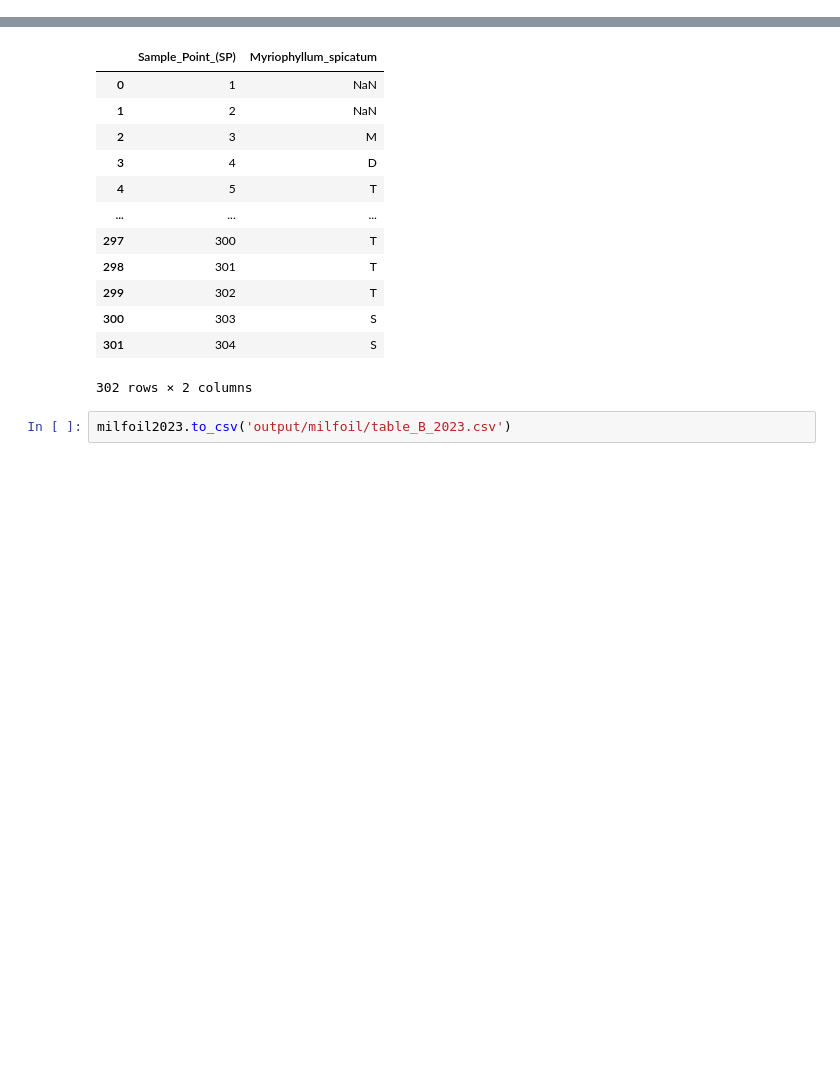
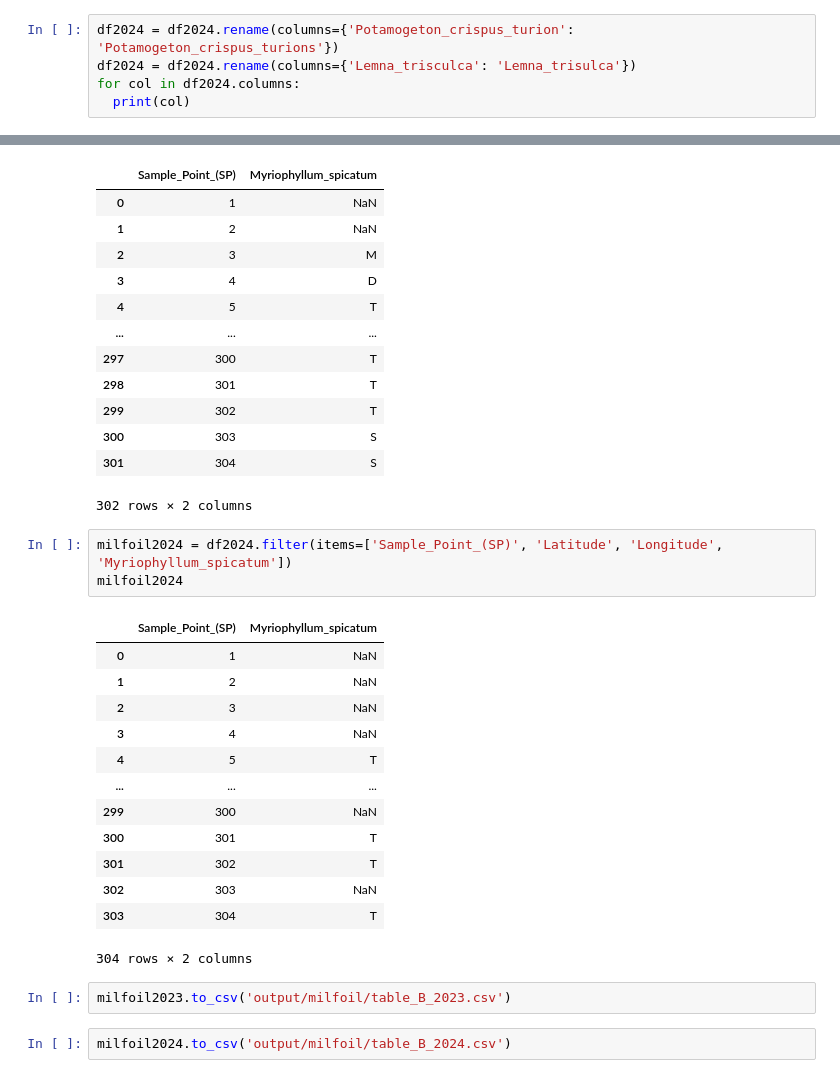
Before and after one commit to kgilbert78/rake-toss-data-cleaning, a Jupyter notebook: tableB.ipynb, the cells around one changed output, grey strips where cells are left out. Drawn from its saved outputs; the diff is of its cells as text; blank space fills up the shorter version.

Commit message:
2024 milfoil data updates

```diff
--- a/tableB.ipynb
+++ b/tableB.ipynb
@@ -296,0 +313,5 @@ df2023 = df2023.rename(columns={'Potamogeton_crispus_turion': 'Potamogeton_crisp
+# %%
+df2024 = df2024.rename(columns={'Potamogeton_crispus_turion': 'Potamogeton_crispus_turions'})
+df2024 = df2024.rename(columns={'Lemna_trisculca': 'Lemna_trisulca'})
+for col in df2024.columns:
+  print(col)
@@ -493,6 +534,25 @@ milfoil2023
 | 300 | 303 | S |
 | 301 | 304 | S |
 302 rows × 2 columns
+# %%
+milfoil2024 = df2024.filter(items=['Sample_Point_(SP)', 'Latitude', 'Longitude', 'Myriophyllum_spicatum'])
+milfoil2024
+# %% [output]
+|  | Sample_Point_(SP) | Myriophyllum_spicatum |
+| 0 | 1 | NaN |
+| 1 | 2 | NaN |
+| 2 | 3 | NaN |
+| 3 | 4 | NaN |
+| 4 | 5 | T |
+| ... | ... | ... |
+| 299 | 300 | NaN |
+| 300 | 301 | T |
+| 301 | 302 | T |
+| 302 | 303 | NaN |
+| 303 | 304 | T |
+304 rows × 2 columns
 # %%
 milfoil2023.to_csv('output/milfoil/table_B_2023.csv')
+# %%
+milfoil2024.to_csv('output/milfoil/table_B_2024.csv')
 # %%
```
Also changed, not shown: parts of 7 cells of this notebook, 2 other files.
